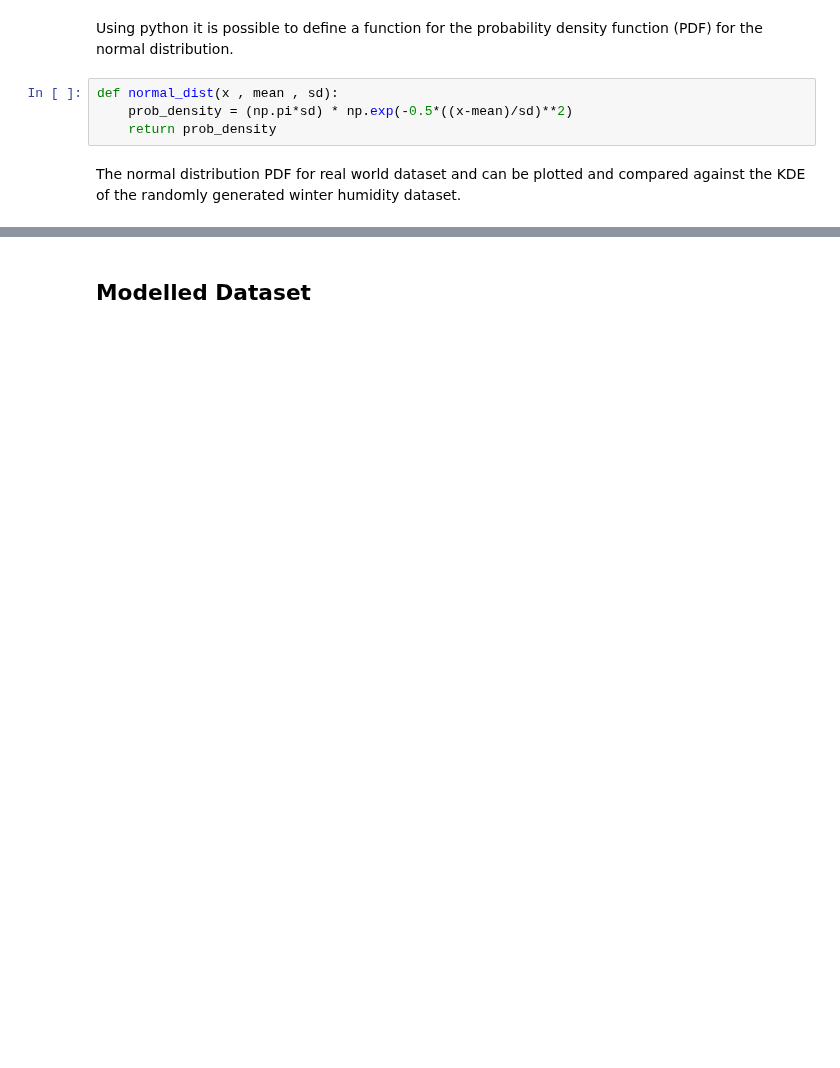
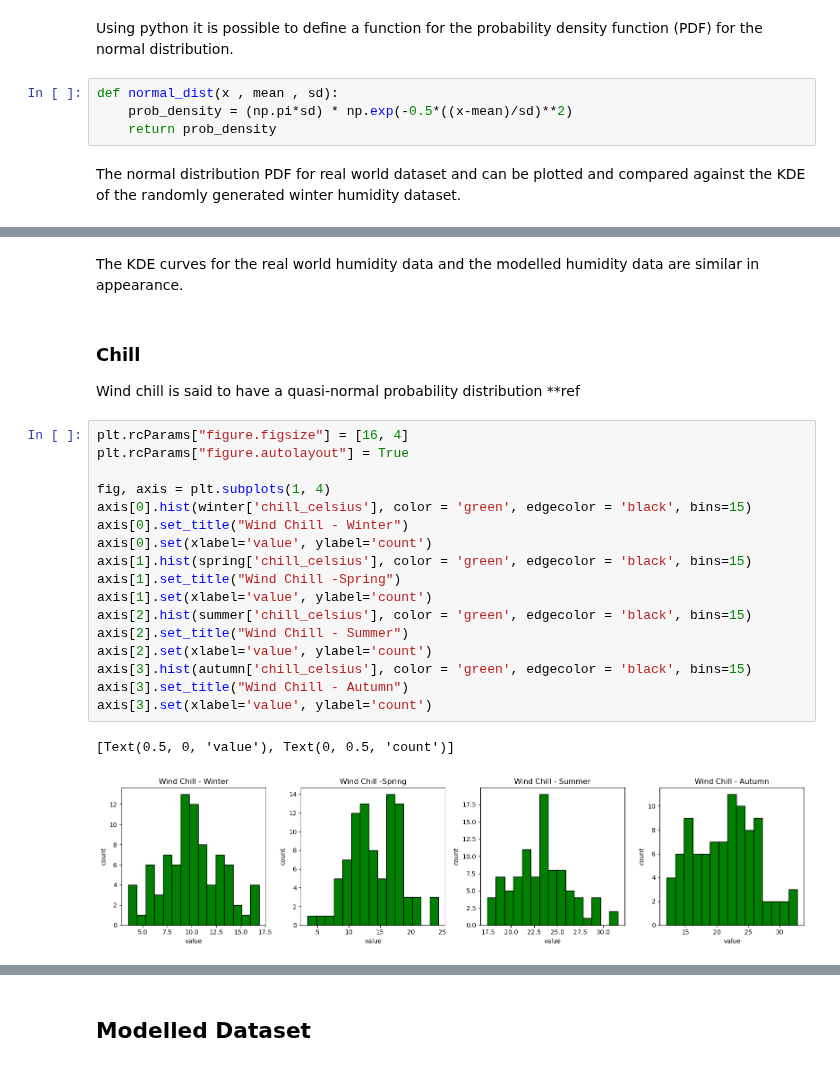
Before and after one commit to humphs078/ProgrammingforDataAnalysisAssignment_1, a Jupyter notebook: submission_notebook.ipynb, the cells around one changed output, grey strips where cells are left out. Saved outputs shown, nothing was run; the diff lists cells and outputs as text; blank space fills up the shorter version.

Commit message:
Start wind chill modelling and add more journal articles

```diff
--- a/submission_notebook.ipynb
+++ b/submission_notebook.ipynb
@@ -688,0 +692,26 @@ plt.show()
+# %% [markdown]
+The KDE curves for the real world humidity data and the modelled humidity data are similar in appearance.
+# %% [markdown]
+### Chill <a id="chill"></a>
+
+Wind chill is said to have a quasi-normal probability distribution  **ref
+# %%
+plt.rcParams["figure.figsize"] = [16, 4]
+plt.rcParams["figure.autolayout"] = True
+
+fig, axis = plt.subplots(1, 4)
+axis[0].hist(winter['chill_celsius'], color = 'green', edgecolor = 'black', bins=15)
+axis[0].set_title("Wind Chill - Winter")
+axis[0].set(xlabel='value', ylabel='count')
+axis[1].hist(spring['chill_celsius'], color = 'green', edgecolor = 'black', bins=15)
+axis[1].set_title("Wind Chill -Spring")
+axis[1].set(xlabel='value', ylabel='count')
+axis[2].hist(summer['chill_celsius'], color = 'green', edgecolor = 'black', bins=15)
+axis[2].set_title("Wind Chill - Summer")
+axis[2].set(xlabel='value', ylabel='count')
+axis[3].hist(autumn['chill_celsius'], color = 'green', edgecolor = 'black', bins=15)
+axis[3].set_title("Wind Chill - Autumn")
+axis[3].set(xlabel='value', ylabel='count')
+# %% [output]
+[Text(0.5, 0, 'value'), Text(0, 0.5, 'count')]
+[figure, added]
```
Also changed, not shown: parts of 17 cells of this notebook, 3 other files.
